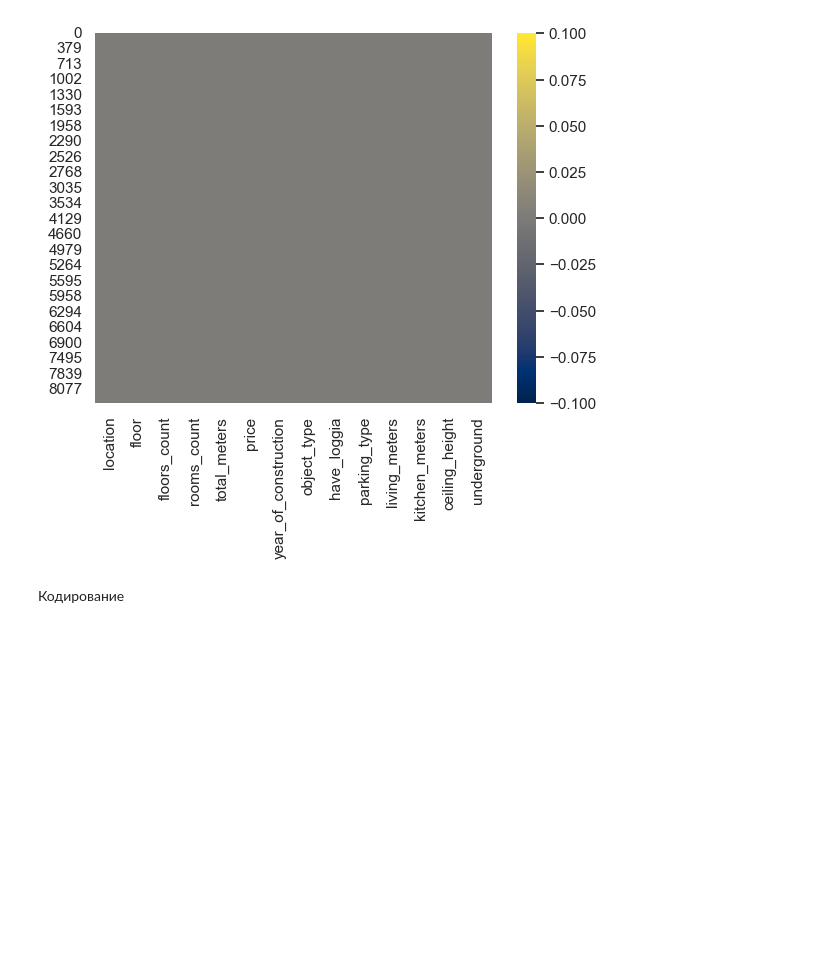
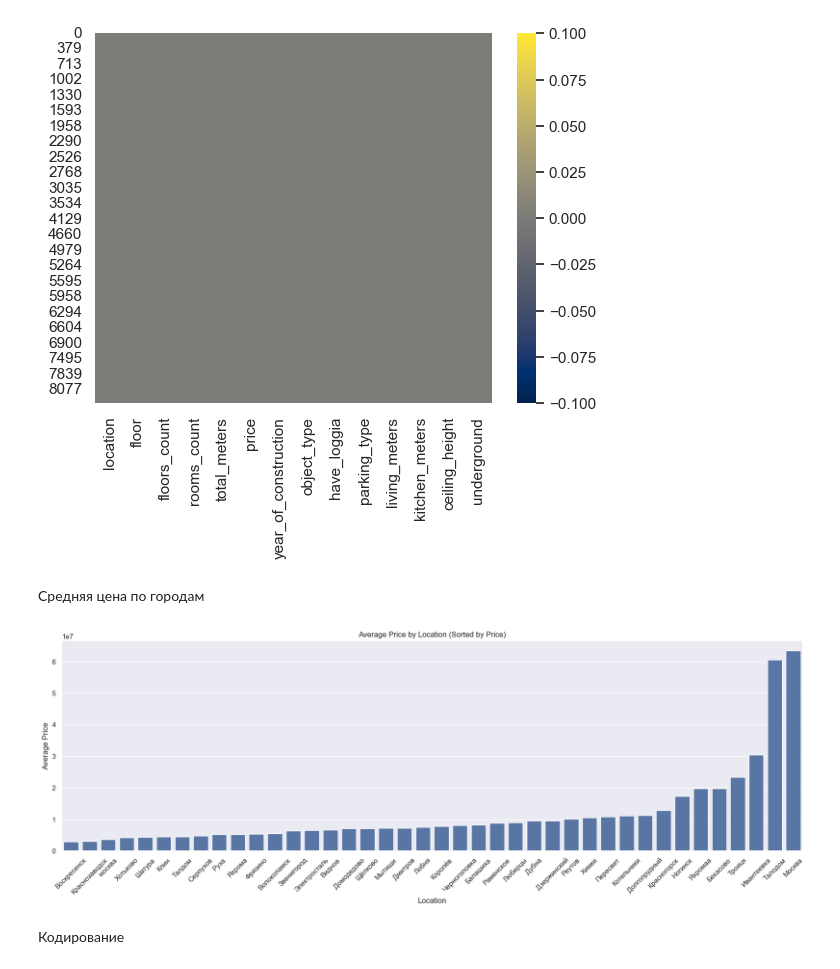
Before and after one commit to max4-dev/ML-1, a Jupyter notebook: main.ipynb, the cells around one changed output. Cells and saved outputs as stored; diff of their text form; code cells hidden in the pictures; blank space fills up the shorter version.

Commit message:
added location graphic

```diff
--- a/main.ipynb
+++ b/main.ipynb
@@ -421,6 +441,25 @@ sns.heatmap(df.isnull(),cmap='cividis')
 # %% [output]
 <Axes: >
 [figure]
+# %% [markdown]
+Средняя цена по городам
+# %%
+average_prices = df.groupby('location')['price'].mean().reset_index()
+
+# Сортировка по возрастанию средней цены
+average_prices_sorted = average_prices.sort_values(by='price')
+
+sns.set(style="darkgrid")
+plt.figure(figsize=(21, 6))
+sns.barplot(x='location', y='price', data=average_prices_sorted)
+plt.title('Average Price by Location (Sorted by Price)')
+plt.xlabel('Location')
+plt.ylabel('Average Price')
+plt.xticks(rotation=45)
+
+plt.show()
+# %% [output]
+[figure, added]
 # %% [markdown]
 Кодирование
 # %%
```
Also changed, not shown: parts of 1 cell of this notebook.
